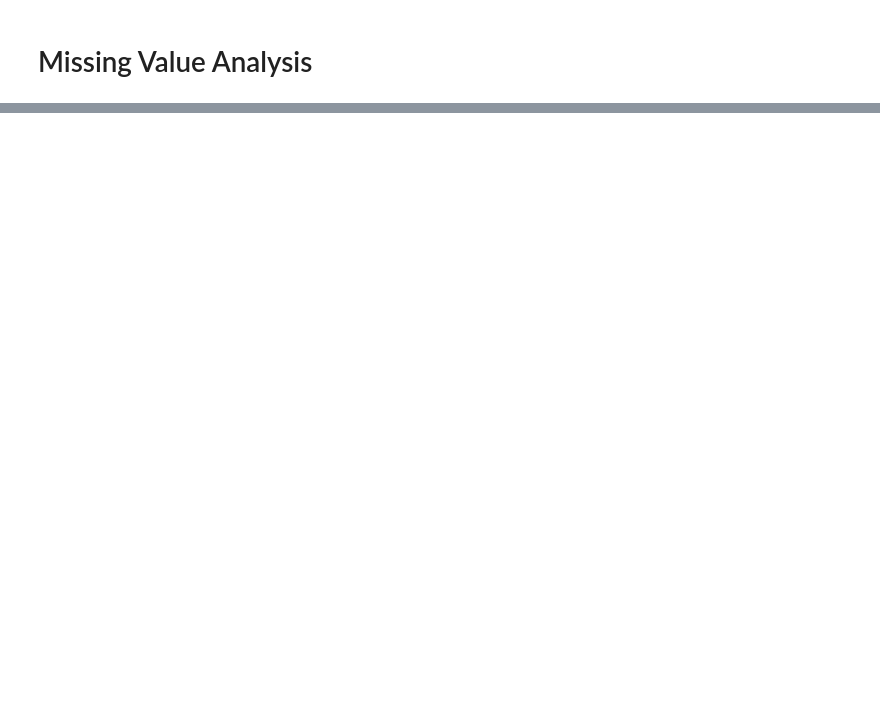
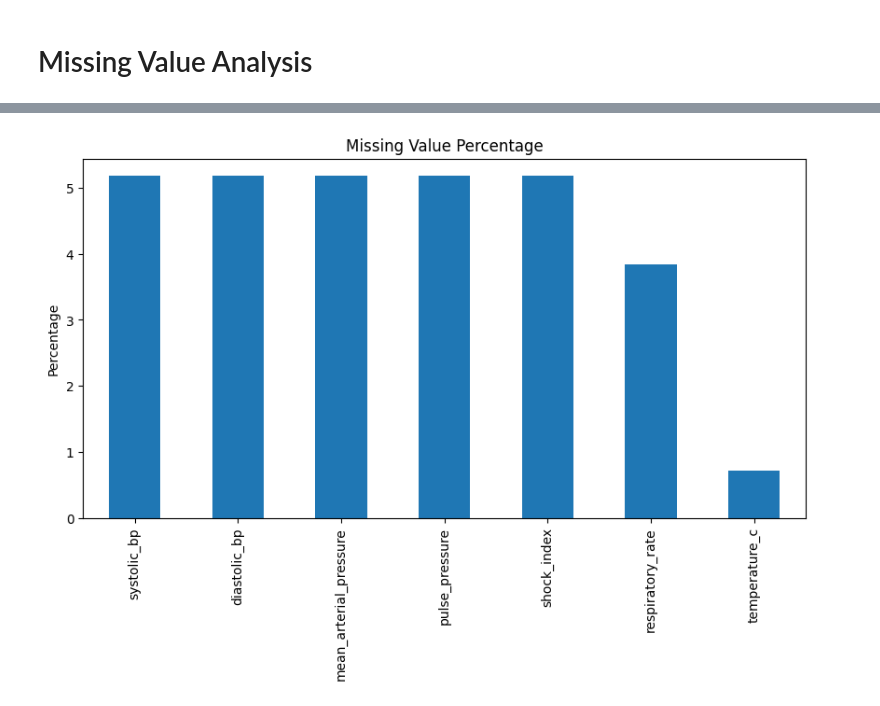
Before and after one commit to ShivamMathtech/TriageAI-X, a Jupyter notebook: triagegeist_hack_kagg.ipynb, the cells around one changed output, grey strips where cells are left out. Cells and saved outputs as stored; diff of their text form; code cells hidden in the pictures; blank space fills up the shorter version.

```diff
--- a/triagegeist_hack_kagg.ipynb
+++ b/triagegeist_hack_kagg.ipynb
@@ -301,0 +454,15 @@ px.histogram(
+# %%
+# ==========================================
+# MISSING PERCENTAGES
+# ==========================================
+
+missing_percent = (
+    train_df.isnull().sum() /
+    len(train_df)
+) * 100
+
+missing_percent = missing_percent[
+    missing_percent > 0
+].sort_values(ascending=False)
+
+missing_percent
@@ -301,0 +478,17 @@ px.histogram(
+# %%
+# ==========================================
+# MISSING VALUE VISUALIZATION
+# ==========================================
+
+plt.figure(figsize=(10,5))
+
+missing_percent.plot(
+    kind="bar"
+)
+
+plt.title("Missing Value Percentage")
+plt.ylabel("Percentage")
+
+plt.show()
+# %% [output]
+[figure, added]
```
Also changed, not shown: parts of 84 cells of this notebook.
